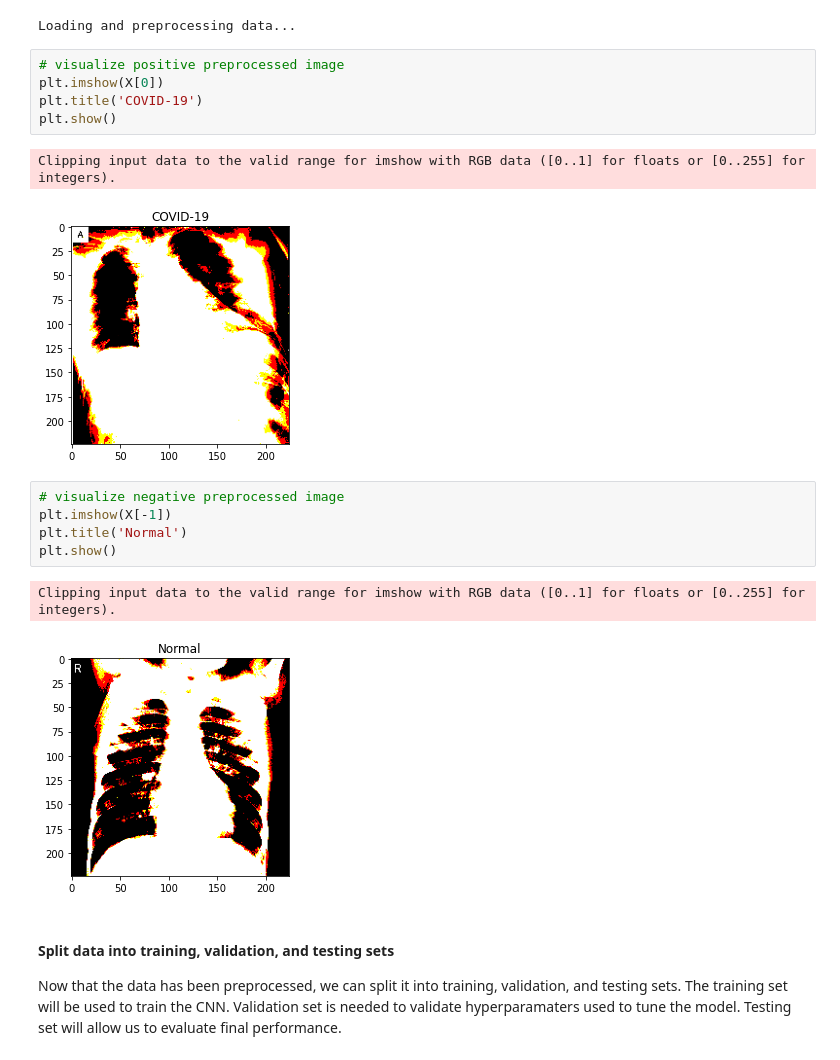
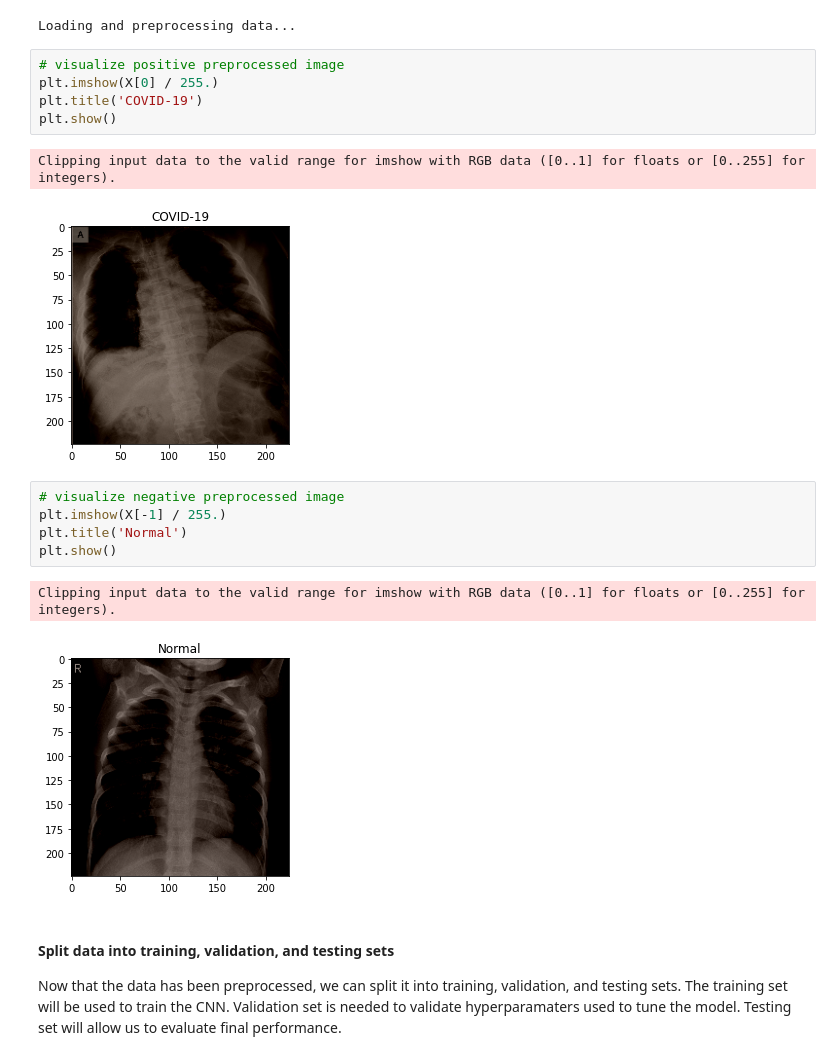
Before and after one commit to anthonypreza/COVID-19-CNN-classifier, a Jupyter notebook: COVID-19-CNN-Classifier.ipynb, the cells around one changed output. Drawn from its saved outputs; the diff is of its cells as text.

```diff
--- a/COVID-19-CNN-Classifier.ipynb
+++ b/COVID-19-CNN-Classifier.ipynb
@@ -130,20 +130,20 @@ X, y = load_and_preprocess_data()
 Loading and preprocessing data...
 # %%
 # visualize positive preprocessed image
-plt.imshow(X[0])
+plt.imshow(X[0] / 255.)
 plt.title('COVID-19')
 plt.show()
 # %% [output]
 Clipping input data to the valid range for imshow with RGB data ([0..1] for floats or [0..255] for integers).
-[figure, old version]
+[figure, new version]
 # %%
 # visualize negative preprocessed image
-plt.imshow(X[-1])
+plt.imshow(X[-1] / 255.)
 plt.title('Normal')
 plt.show()
 # %% [output]
 Clipping input data to the valid range for imshow with RGB data ([0..1] for floats or [0..255] for integers).
-[figure, old version]
+[figure, new version]
 # %% [markdown]
 <h4>Split data into training, validation, and testing sets</h4>
 <p>Now that the data has been preprocessed, we can split it into training, validation, and testing sets. The training set will be used to train the CNN. Validation set is needed to validate hyperparamaters used to tune the model. Testing set will allow us to evaluate final performance.</p>
```
Also changed, not shown: parts of 7 cells of this notebook.
